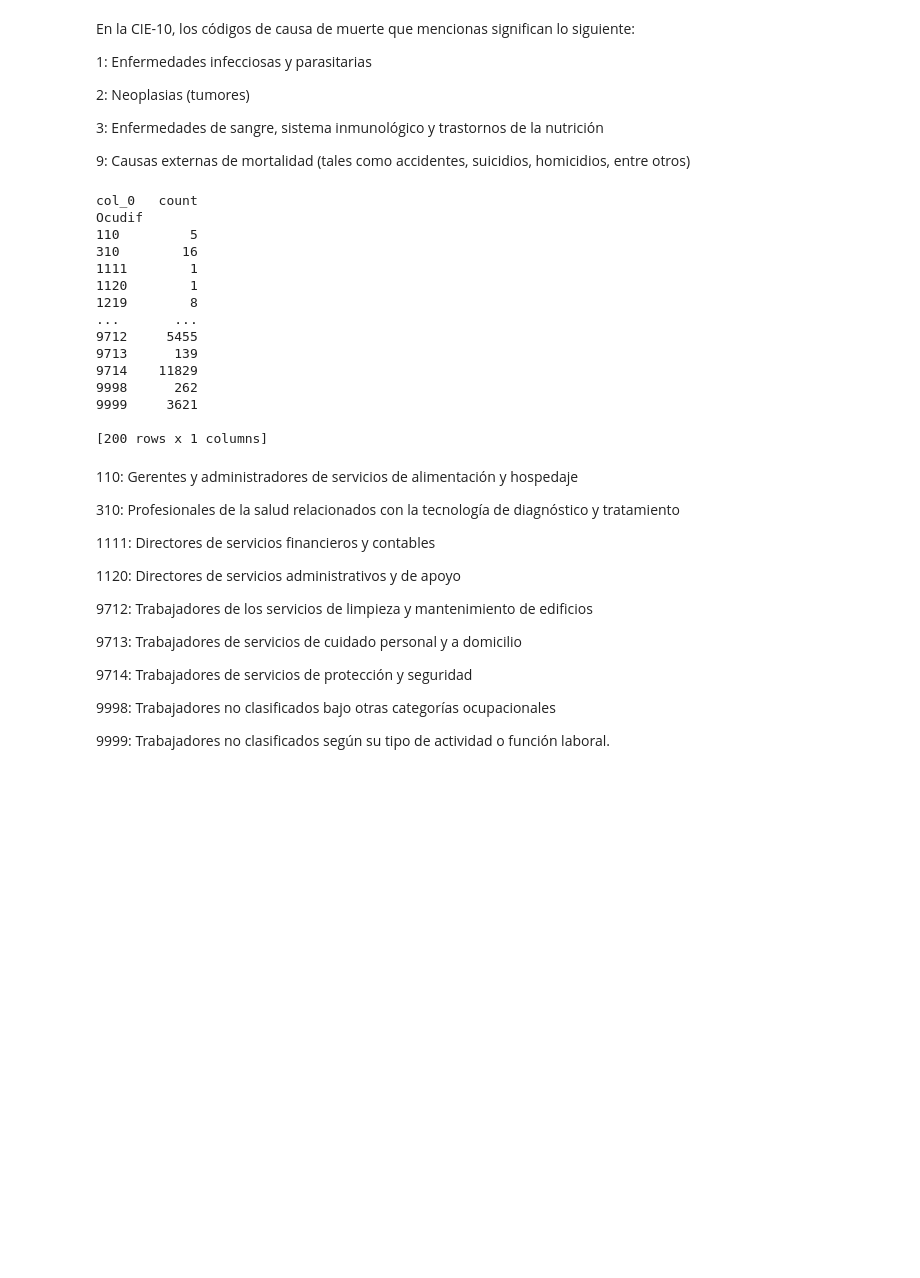
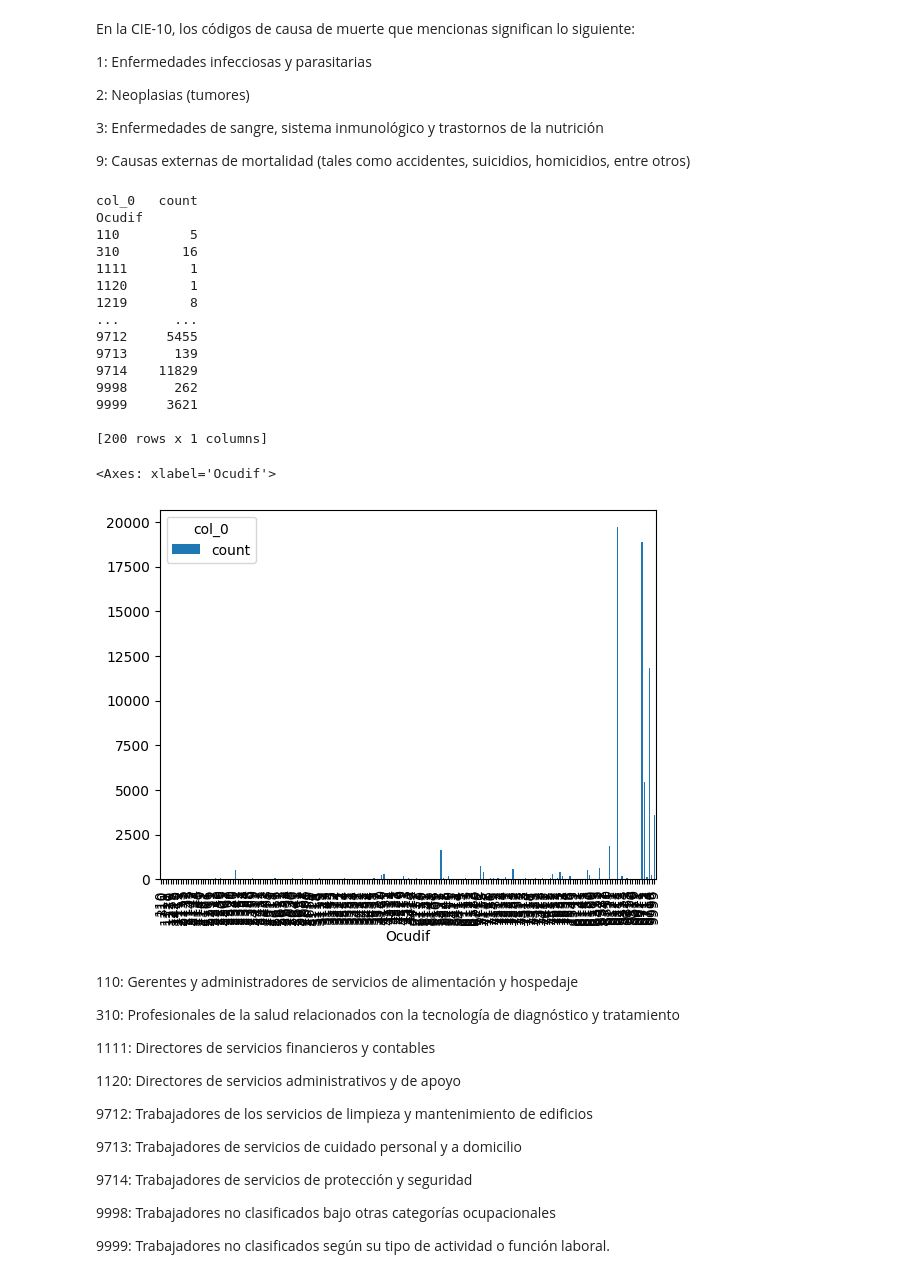
Before and after one commit to cayomol01/Proyecto1MD, a Jupyter notebook: proyecto.ipynb, the cells around one changed output. Saved outputs shown, nothing was run; the diff lists cells and outputs as text; code cells hidden in the pictures; blank space fills up the shorter version.

```diff
--- a/proyecto.ipynb
+++ b/proyecto.ipynb
@@ -771,25 +781,29 @@ En la CIE-10, los códigos de causa de muerte que mencionas significan lo siguie
 # %%
 # crear la tabla de frecuencia para la variable "Ocudif"
 tabla_frecuencia = pd.crosstab(index=defunciones["Ocudif"], columns="count")
 
 # mostrar la tabla de frecuencia
 print(tabla_frecuencia)
+
+tabla_frecuencia.plot.bar()
 # %% [output]
 col_0   count
 Ocudif
 110         5
 310        16
 1111        1
 1120        1
 1219        8
 ...       ...
 9712     5455
 9713      139
 9714    11829
 9998      262
 9999     3621
 
 [200 rows x 1 columns]
+<Axes: xlabel='Ocudif'>
+[figure, added]
 # %% [markdown]
 110: Gerentes y administradores de servicios de alimentación y hospedaje
 
```
Also changed, not shown: parts of 15 cells of this notebook.
